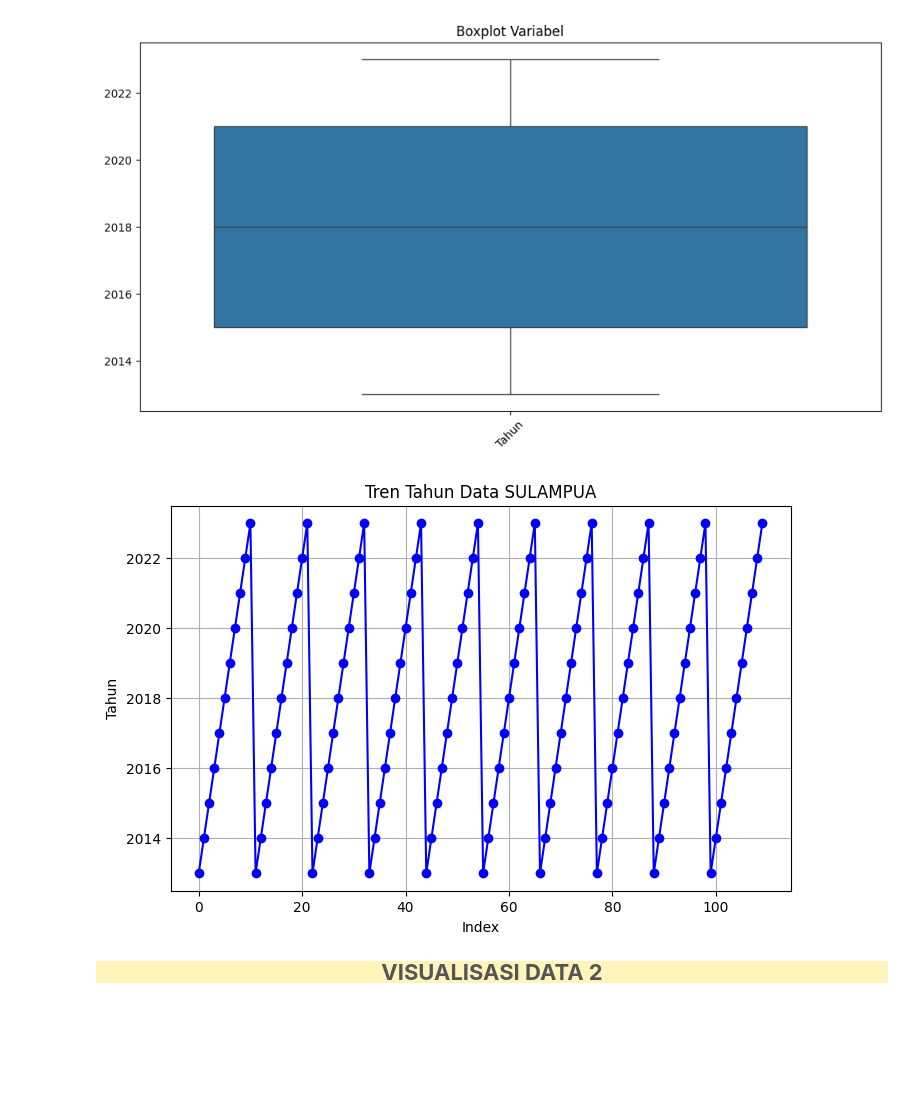
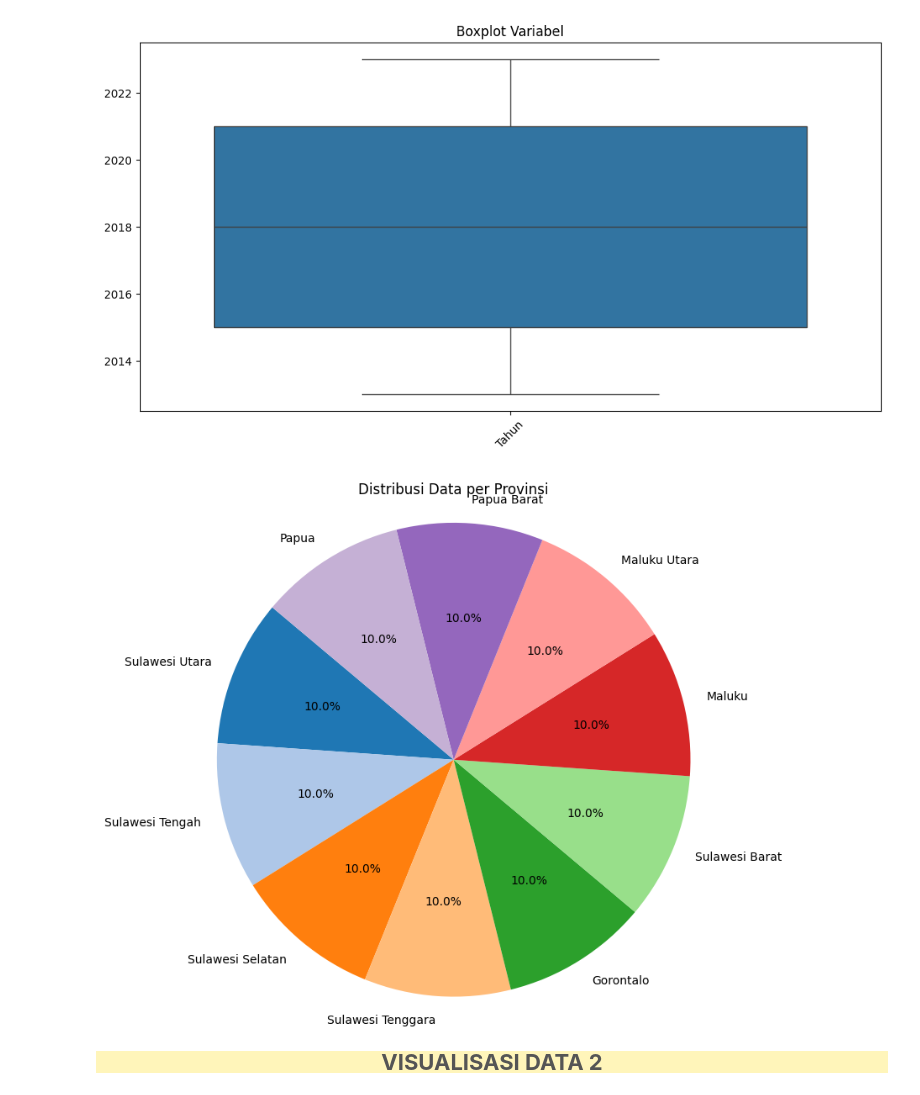
Before and after one commit to NurHasira/Visualisasi-dataset, a Jupyter notebook: perbandingan.ipynb, the cells around one changed output. Drawn from its saved outputs; the diff is of its cells as text; code cells hidden in the pictures; blank space fills up the shorter version.

```diff
--- a/perbandingan.ipynb
+++ b/perbandingan.ipynb
@@ -149,16 +149,27 @@ plt.show()
 # %% [output]
 [figure]
 # %%
-# Heatmap korelasi
-plt.figure(figsize=(8,5))
-plt.plot(df1["Tahun"], marker="o", color="blue")
-plt.title("Tren Tahun Data SULAMPUA")
-plt.xlabel("Index")
-plt.ylabel("Tahun")
-plt.grid(True)
+import pandas as pd
+import matplotlib.pyplot as plt
+
+# Load data
+url = "https://raw.githubusercontent.com/Alam-A99/Sulampua/main/DataLN_SULAMPUA.csv"
+df1 = pd.read_csv(url, sep=";")
+
+# Ambil nama kolom pertama (Provinsi/Wilayah)
+provinsi_col = df1.columns[0]
+
+# Hitung jumlah data per provinsi
+provinsi_counts = df1[provinsi_col].value_counts()
+
+# --- Pie Chart ---
+plt.figure(figsize=(8,8))
+plt.pie(provinsi_counts, labels=provinsi_counts.index, autopct='%1.1f%%', startangle=140, colors=plt.cm.tab20.colors)
+plt.title("Distribusi Data per Provinsi")
+plt.axis("equal")  # supaya lingkaran bulat
 plt.show()
 # %% [output]
-[figure, old version]
+[figure, new version]
 # %% [markdown]
 <div style="font-family: 'Georgia', 'Garamond', serif;
             font-size: 22px;
```
Also changed, not shown: parts of 2 cells of this notebook, 2 other files.
